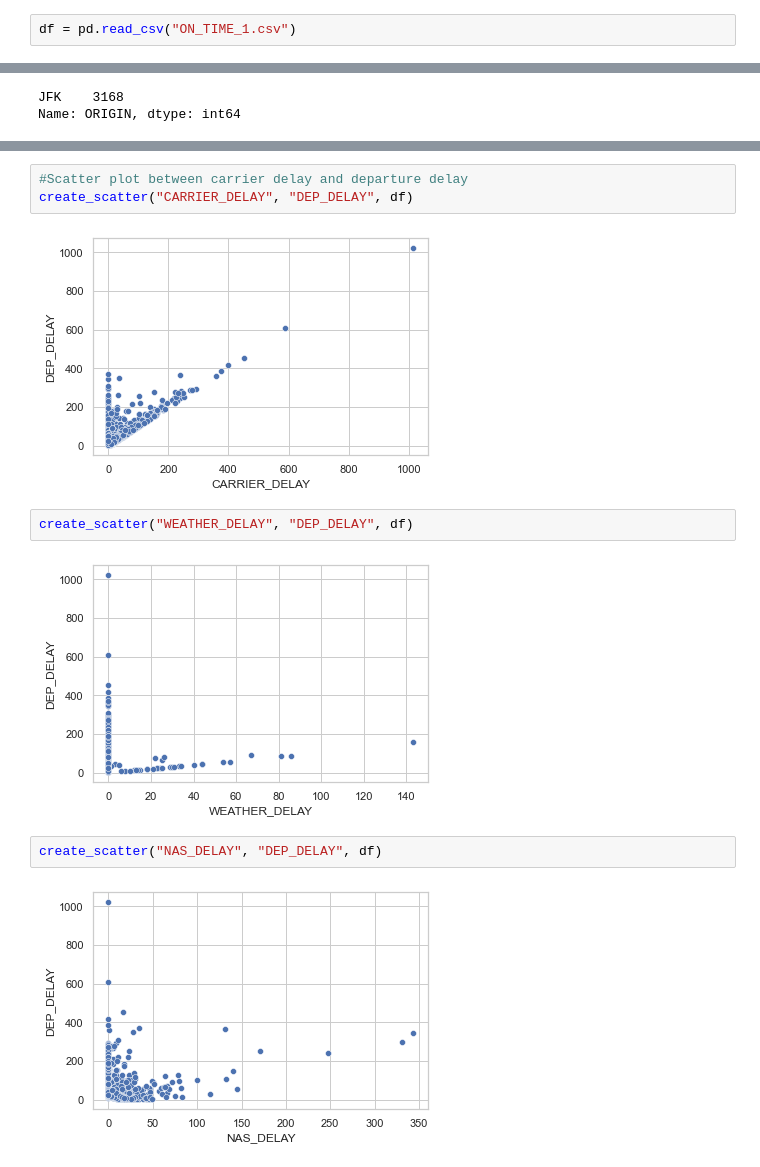
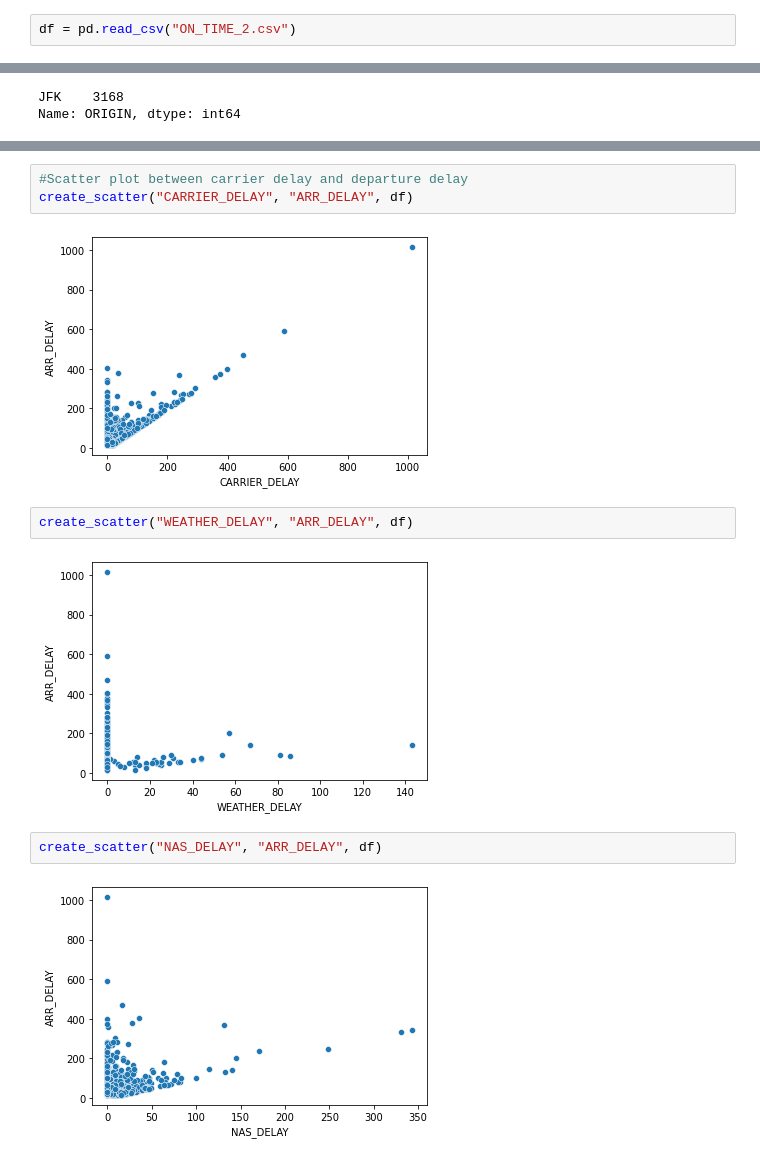
Before and after one commit to noahruiz416/Airport_On_Time_Arrivals, a Jupyter notebook: EDA_Airport_Arrivals.ipynb, the cells around one changed output, grey strips where cells are left out. Drawn from its saved outputs; the diff is of its cells as text.

```diff
--- a/EDA_Airport_Arrivals.ipynb
+++ b/EDA_Airport_Arrivals.ipynb
@@ -9,3 +11,3 @@ import seaborn as sns
 from matplotlib import pyplot as plt
 # %%
-df = pd.read_csv("ON_TIME_1.csv")
+df = pd.read_csv("ON_TIME_2.csv")
@@ -72,14 +95,14 @@ sns.histplot(data=df, x="SECURITY_DELAY", kde=True)
 # %%
 #Scatter plot between carrier delay and departure delay
-create_scatter("CARRIER_DELAY", "DEP_DELAY", df)
+create_scatter("CARRIER_DELAY", "ARR_DELAY", df)
 # %% [output]
-[figure, old version]
+[figure, new version]
 # %%
-create_scatter("WEATHER_DELAY", "DEP_DELAY", df)
+create_scatter("WEATHER_DELAY", "ARR_DELAY", df)
 # %% [output]
-[figure, old version]
+[figure, new version]
 # %%
-create_scatter("NAS_DELAY", "DEP_DELAY", df)
+create_scatter("NAS_DELAY", "ARR_DELAY", df)
 # %% [output]
-[figure, old version]
+[figure, new version]
 # %%
```
Also changed, not shown: parts of 23 cells of this notebook.
